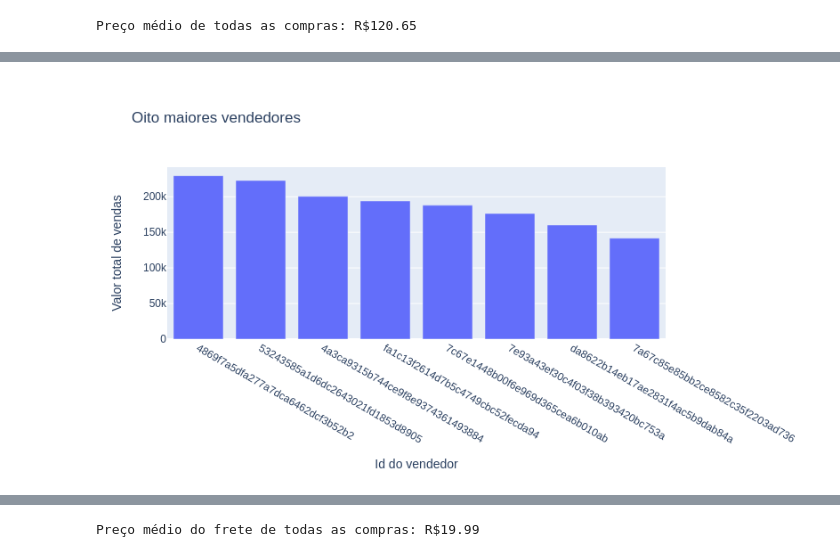
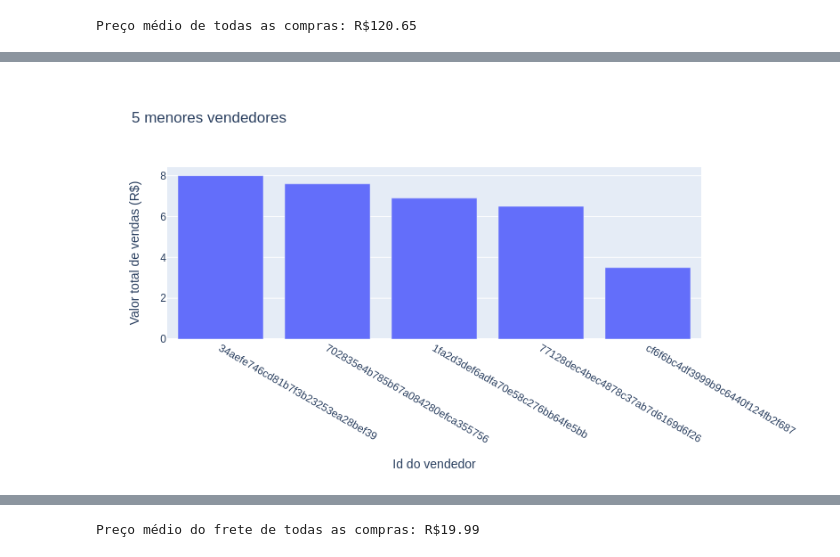
Before and after one commit to Lucas-Buk/Introducao-Ciencia-de-Dados, a Jupyter notebook: Aula_1_Exploração_Olist.ipynb, the cells around one changed output, grey strips where cells are left out. Cells and saved outputs as stored; diff of their text form; code cells hidden in the pictures.

```diff
--- a/Aula_1_Exploração_Olist.ipynb
+++ b/Aula_1_Exploração_Olist.ipynb
@@ -587,7 +623,7 @@ Name: price, dtype: float64
 # %%
-df_mais_vendas = df_vendas.head(8).reset_index()
+df_menos_vendas = df_vendas.tail()
 
-fig = px.bar(df_mais_vendas, x='seller_id', y='price', labels={'price': 'Valor total de vendas', 'seller_id': 'Id do vendedor'}, title= 'Oito maiores vendedores')
+fig = px.bar(df_menos_vendas, y='price', labels={'price': 'Valor total de vendas (R$)', 'seller_id': 'Id do vendedor'}, title= '5 menores vendedores')
 gitly.show(fig)
 # %% [output]
-[figure, old version]
+[figure, new version]
```
Also changed, not shown: parts of 59 cells of this notebook.
